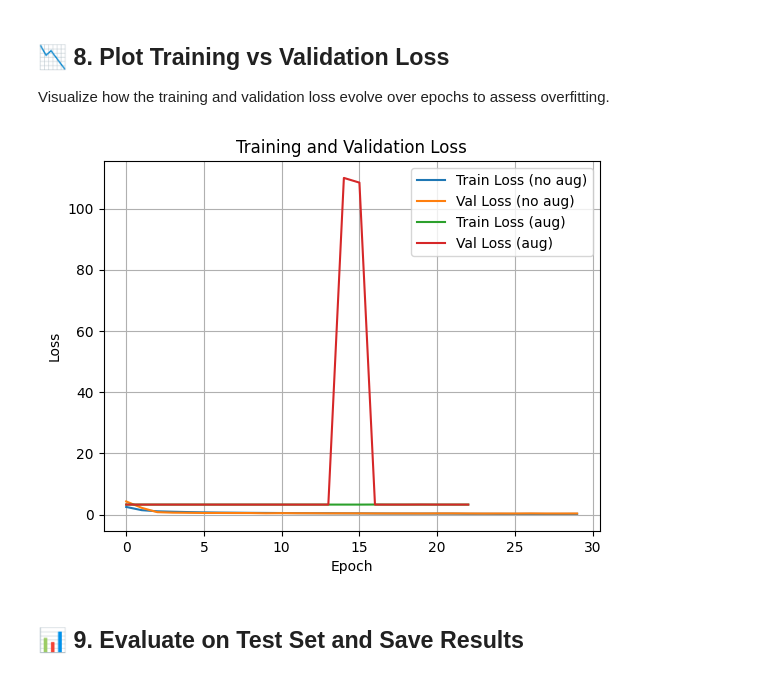
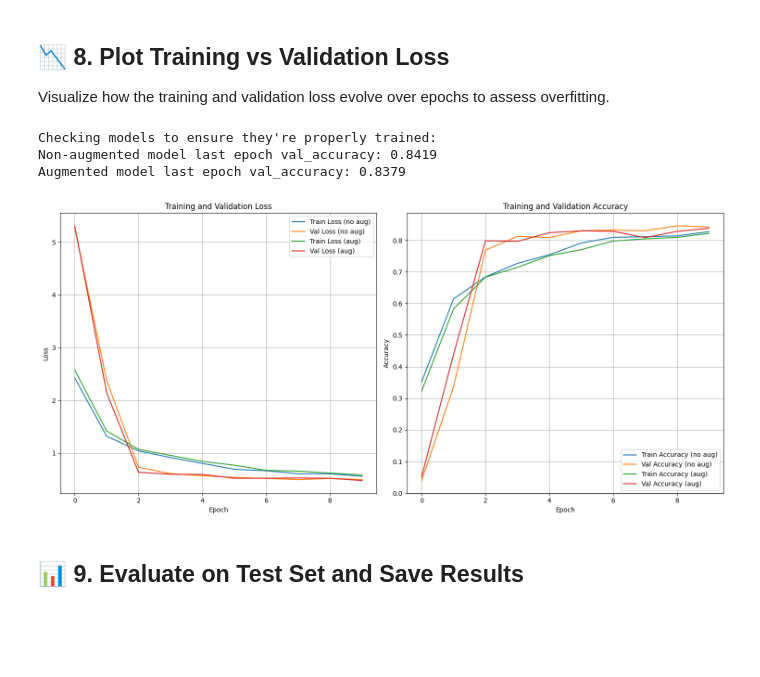
Before and after one commit to Draconov/hwhrec, a Jupyter notebook: CNN_Hebrew_Classifier.ipynb, the cells around one changed output. Drawn from its saved outputs; the diff is of its cells as text; code cells hidden in the pictures; blank space fills up the shorter version.

```diff
--- a/CNN_Hebrew_Classifier.ipynb
+++ b/CNN_Hebrew_Classifier.ipynb
@@ -66,9 +66,3 @@ def load_dataset(base_dir):
 # %% [output]
 [interactive output not drawn]
 Saving hhd.zip to hhd.zip
-# %%
-for label in range(27):
-    folder = os.path.join("hhd_dataset", str(label))
-    for fname in os.listdir(folder):
-        print(f"{label}/{fname}")
-        break  # show just the first file in each folder
@@ -198,5 +174,5 @@ def build_cnn():
 Train the model on the dataset without any artificial modifications to the training images.
 # %%
 model = build_cnn()
-history = model.fit(X_train, y_train, epochs=30, batch_size=16, validation_data=(X_val, y_val))
+history = model.fit(X_train, y_train, epochs=50, batch_size=32, validation_data=(X_val, y_val))
 # %% [output]
@@ -438,14 +296,46 @@ Average accuracy: 0.8681
 ## 📉 8. Plot Training vs Validation Loss
 Visualize how the training and validation loss evolve over epochs to assess overfitting.
 # %%
+# First, verify that the models have been properly trained
+print("Checking models to ensure they're properly trained:")
+print(f"Non-augmented model last epoch val_accuracy: {history.history['val_accuracy'][-1]:.4f}")
+print(f"Augmented model last epoch val_accuracy: {improved_history.history['val_accuracy'][-1]:.4f}")
+
+# Plot training/validation metrics
+plt.figure(figsize=(15, 7))
+
+# Loss curves
+plt.subplot(1, 2, 1)
 plt.plot(history.history['loss'], label='Train Loss (no aug)')
 plt.plot(history.history['val_loss'], label='Val Loss (no aug)')
-plt.plot(history_aug.history['loss'], label='Train Loss (aug)')
-plt.plot(history_aug.history['val_loss'], label='Val Loss (aug)')
-plt.xlabel('Epoch'); plt.ylabel('Loss'); plt.title('Training and Validation Loss')
-plt.legend(); plt.grid(True); plt.savefig('loss_curve.png'); plt.show()
+plt.plot(improved_history.history['loss'], label='Train Loss (aug)')
+plt.plot(improved_history.history['val_loss'], label='Val Loss (aug)')
+plt.title('Training and Validation Loss')
+plt.xlabel('Epoch')
+plt.ylabel('Loss')
+plt.legend()
+plt.grid(True)
+
+# Accuracy curves
+plt.subplot(1, 2, 2)
+plt.plot(history.history['accuracy'], label='Train Accuracy (no aug)')
+plt.plot(history.history['val_accuracy'], label='Val Accuracy (no aug)')
+plt.plot(improved_history.history['accuracy'], label='Train Accuracy (aug)')
+plt.plot(improved_history.history['val_accuracy'], label='Val Accuracy (aug)')
+plt.title('Training and Validation Accuracy')
+plt.xlabel('Epoch')
+plt.ylabel('Accuracy')
+plt.legend()
+plt.grid(True)
+
+plt.tight_layout()
+plt.savefig('training_curves.png')
+plt.show()
 # %% [output]
+Checking models to ensure they're properly trained:
+Non-augmented model last epoch val_accuracy: 0.8419
+Augmented model last epoch val_accuracy: 0.8379
-[figure, old version]
+[figure, new version]
 # %% [markdown]
 ## 📊 9. Evaluate on Test Set and Save Results
 # %%
```
Also changed, not shown: parts of 5 cells of this notebook.
